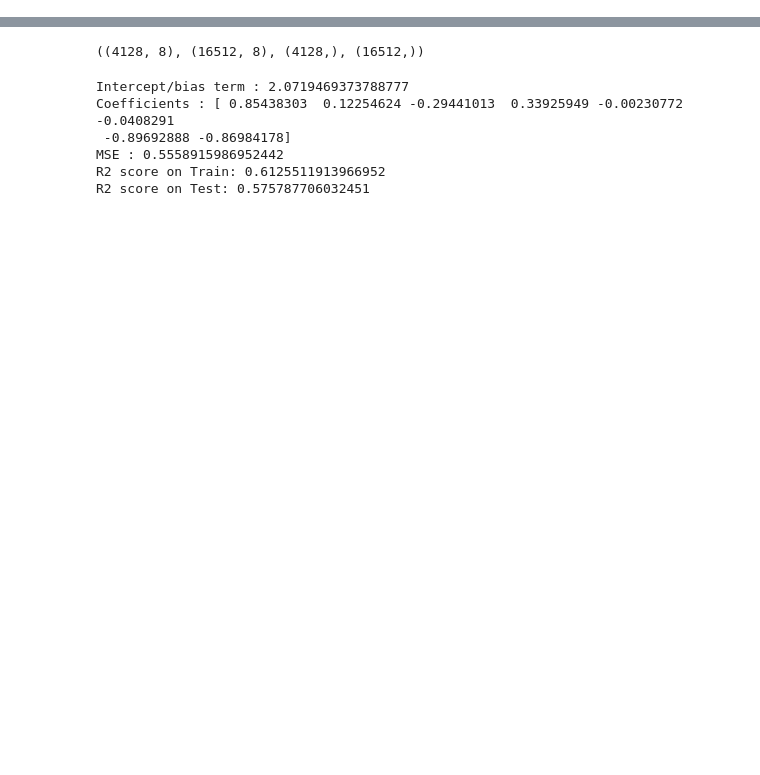
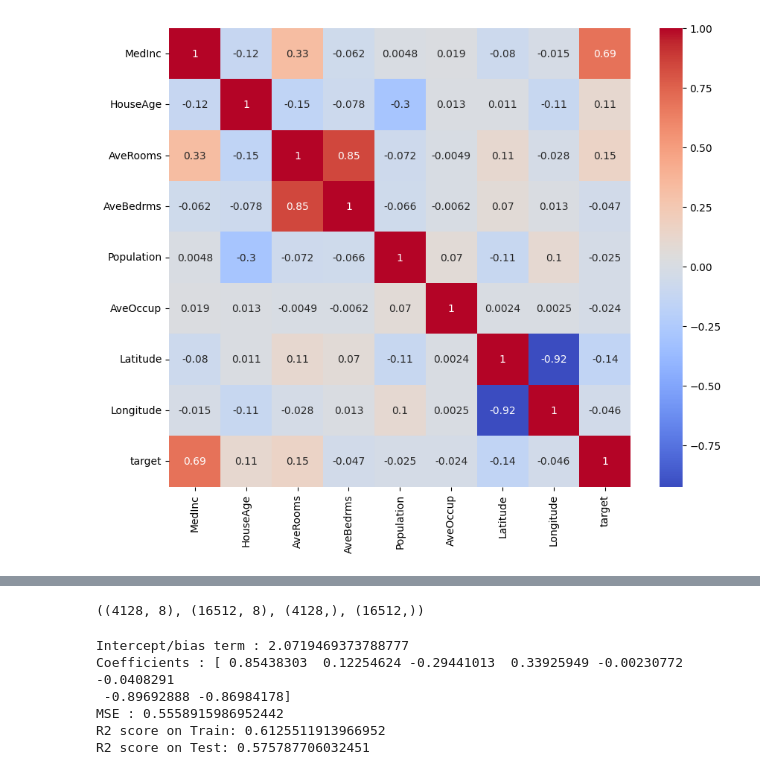
Before and after one commit to HarshAhalpara-001/Complete_MachineLearning, a Jupyter notebook: Supervise_Learning/Linear_Regression/Linear_Regression.ipynb, the cells around one changed output, grey strips where cells are left out. Drawn from its saved outputs; the diff is of its cells as text; code cells hidden in the pictures; blank space fills up the shorter version.

```diff
--- a/Supervise_Learning/Linear_Regression/Linear_Regression.ipynb
+++ b/Supervise_Learning/Linear_Regression/Linear_Regression.ipynb
@@ -10,6 +11,7 @@ from sklearn.model_selection import train_test_split
 from sklearn.metrics import mean_squared_error
 from sklearn.preprocessing import StandardScaler
 # %%
+housing = fetch_california_housing()
 housing_df = pd.DataFrame(data=housing.data, columns=housing.feature_names)
 housing_df['target'] = housing.target
 housing_df.head()
@@ -20,6 +22,13 @@ housing_df.head()
 | 2 | 7.2574 | 52.0 | 8.288136 | 1.073446 | 496.0 | 2.802260 | 37.85 | -122.24 | 3.521 |
 | 3 | 5.6431 | 52.0 | 5.817352 | 1.073059 | 558.0 | 2.547945 | 37.85 | -122.25 | 3.413 |
 | 4 | 3.8462 | 52.0 | 6.281853 | 1.081081 | 565.0 | 2.181467 | 37.85 | -122.25 | 3.422 |
+# %%
+corr_matrix = housing_df.corr()
+plt.figure(figsize=(10, 8))
+sns.heatmap(corr_matrix, annot=True, cmap='coolwarm')
+plt.show()
+# %% [output]
+[figure, added]
 # %%
 housing_df.describe()
 # %% [output]
```
Also changed, not shown: parts of 2 cells of this notebook.
